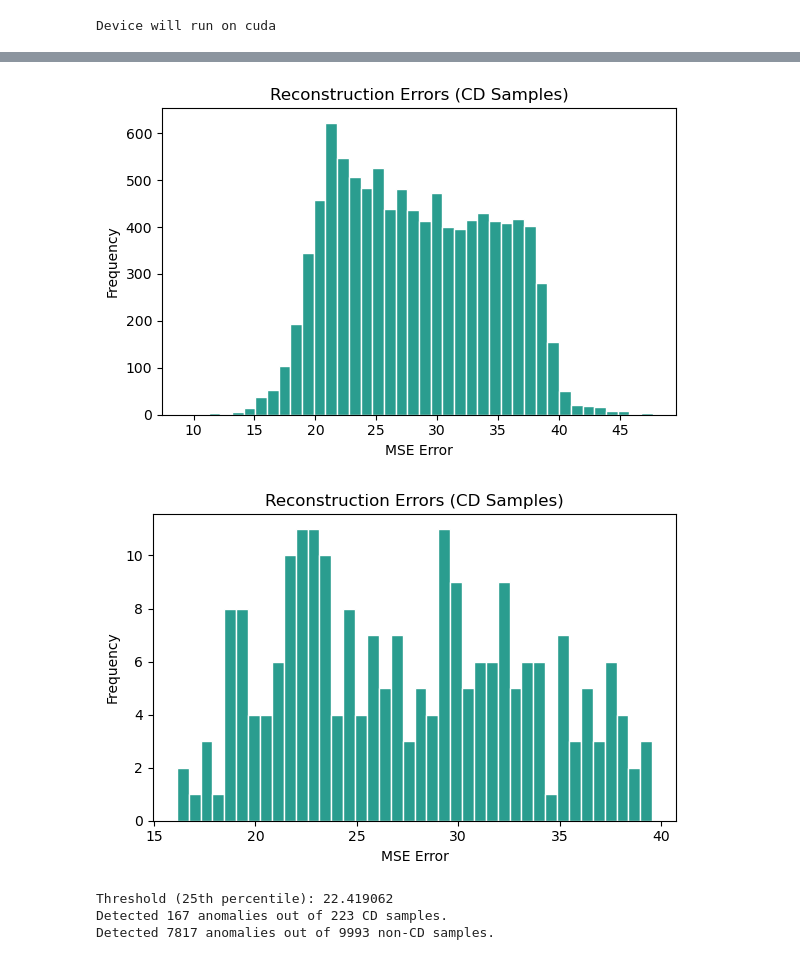
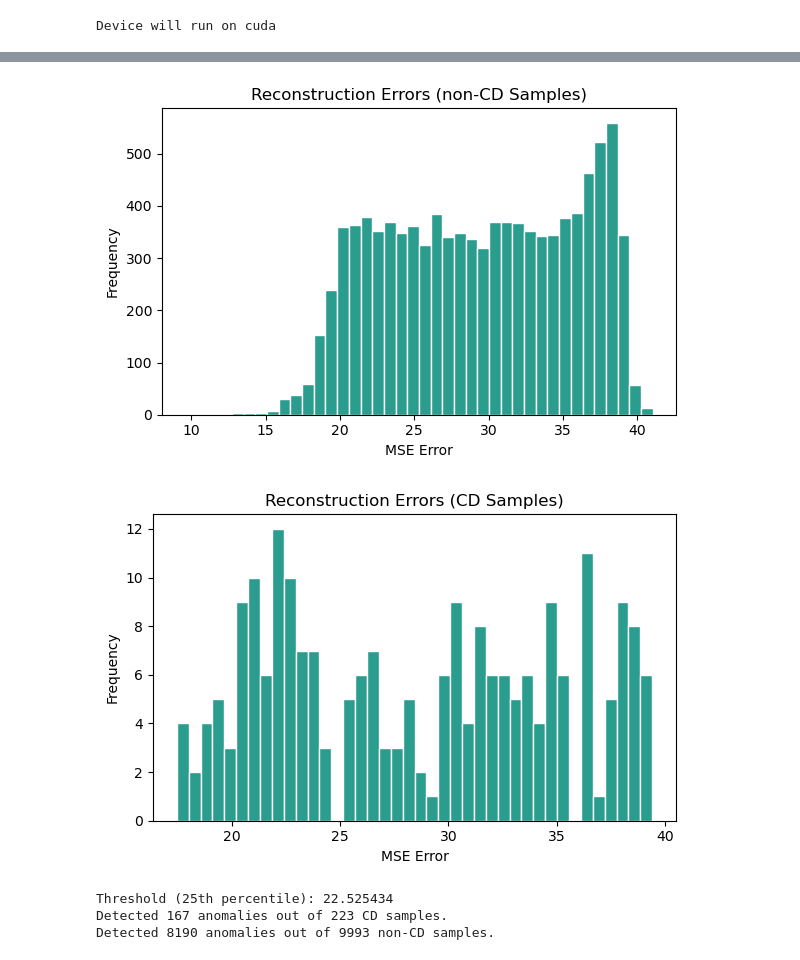
Before and after one commit to sarah-lp-dr/thesis-cd-github, a Jupyter notebook: autoencoder.ipynb, the cells around one changed output, grey strips where cells are left out. Cells and saved outputs as stored; diff of their text form; code cells hidden in the pictures.

```diff
--- a/autoencoder.ipynb
+++ b/autoencoder.ipynb
@@ -59,6 +61,9 @@ Device will run on cuda
 model = Autoencoder().to(device)
 criterion = nn.BCEWithLogitsLoss()
 optimizer = optim.Adam(model.parameters(), lr=1e-3)
+
+train_losses = []
+start_time = time.time()
 
 print("Training...")
 for epoch in range(10):
@@ -72,6 +77,21 @@ for epoch in range(10):
         loss.backward()
         optimizer.step()
         total_loss += loss.item()
-    print(f"Epoch {epoch+1}: Loss = {total_loss / len(train_loader):.6f}")
+
+    epoch_loss = total_loss / len(train_loader)
+    train_losses.append(epoch_loss)
+    print(f"Epoch {epoch+1}: Loss = {epoch_loss:.6f}")
+
+elapsed_time = time.time() - start_time
+print(f"Time taken: {elapsed_time:.2f} seconds")
+
+# Plot Training Loss
+plt.figure(figsize=(8, 5))
+plt.plot(range(1, len(train_losses) + 1), train_losses, marker='o')
+plt.title("Training Loss Over Epochs")
+plt.xlabel("Epoch")
+plt.ylabel("Loss")
+plt.grid(True)
+plt.show()
 # %% [output]
 Training...
@@ -90,26 +112,27 @@ Epoch 10: Loss = 0.339921
 model.eval()
 with torch.no_grad():
     normal_tensor = normal_tensor.to(device)
-    recon_normal = model(normal_tensor)
-    normal_errors = torch.mean((normal_tensor - recon_normal) ** 2, dim=[1, 2, 3]).cpu().numpy()
+    normal_recon = model(normal_tensor)
+    normal_errors = torch.mean((normal_tensor - normal_recon) ** 2, dim=[1, 2, 3]).cpu().numpy()
 
 with torch.no_grad():
-    recon_cd = model(cd_tensor)
-    cd_errors = torch.mean((cd_tensor - recon_cd) ** 2, dim=[1, 2, 3]).cpu().numpy()
+    cd_tensor = cd_tensor.to(device)
+    cd_recon = model(cd_tensor)
+    cd_errors = torch.mean((cd_tensor - cd_recon) ** 2, dim=[1, 2, 3]).cpu().numpy()
 
 all_errors = np.concatenate([normal_errors, cd_errors])
 # %%
 # === Plot normal error histogram ===
 plt.figure(figsize=(6, 4))
 plt.hist(normal_errors, bins=40, color='#2A9D8F', edgecolor='white')
-plt.title("Reconstruction Errors (CD Samples)")
+plt.title("Reconstruction Errors (non-CD Samples)")
 plt.xlabel("MSE Error")
 plt.ylabel("Frequency")
 plt.tight_layout()
 plt.show()
 plt.close()
 # %% [output]
-[figure, old version]
+[figure, new version]
 # %%
 # === Plot CD error histogram ===
 plt.figure(figsize=(6, 4))
@@ -121,4 +144,4 @@ plt.tight_layout()
 plt.show()
 plt.close()
 # %% [output]
-[figure, old version]
+[figure, new version]
@@ -141,9 +154,9 @@ print(f"Detected {np.sum(anomalies)} anomalies out of {len(cd_errors)} CD sample
 normals = normal_errors > threshold
 print(f"Detected {np.sum(normals)} anomalies out of {len(normal_errors)} non-CD samples.")
 # %% [output]
-Threshold (25th percentile): 22.419062
+Threshold (25th percentile): 22.525434
 Detected 167 anomalies out of 223 CD samples.
-Detected 7817 anomalies out of 9993 non-CD samples.
+Detected 8190 anomalies out of 9993 non-CD samples.
 # %%
 # === Plot histogram with threshold ===
 plt.figure(figsize=(6, 4))
```
Also changed, not shown: parts of 8 cells of this notebook.
